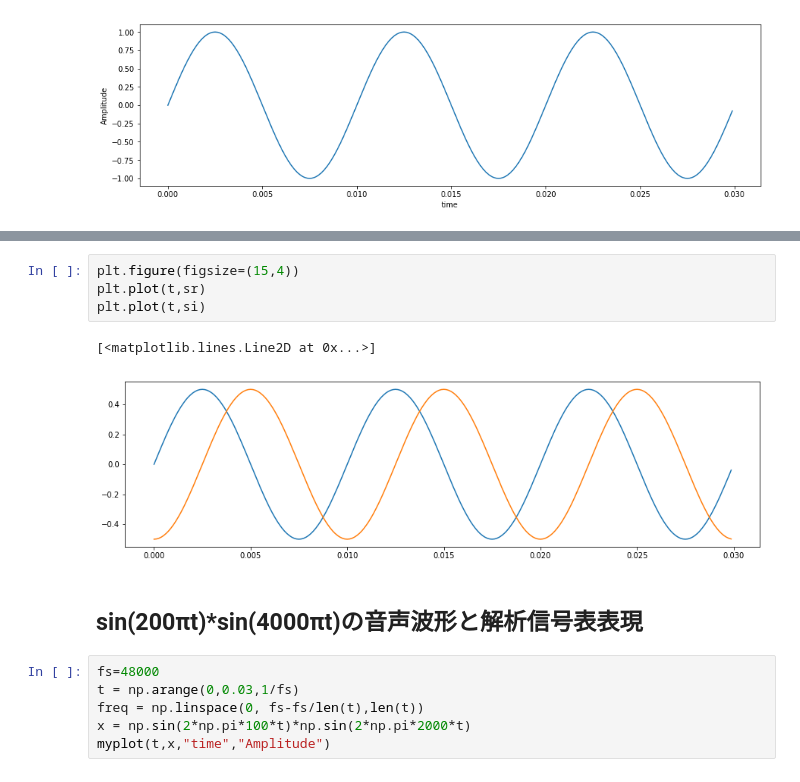
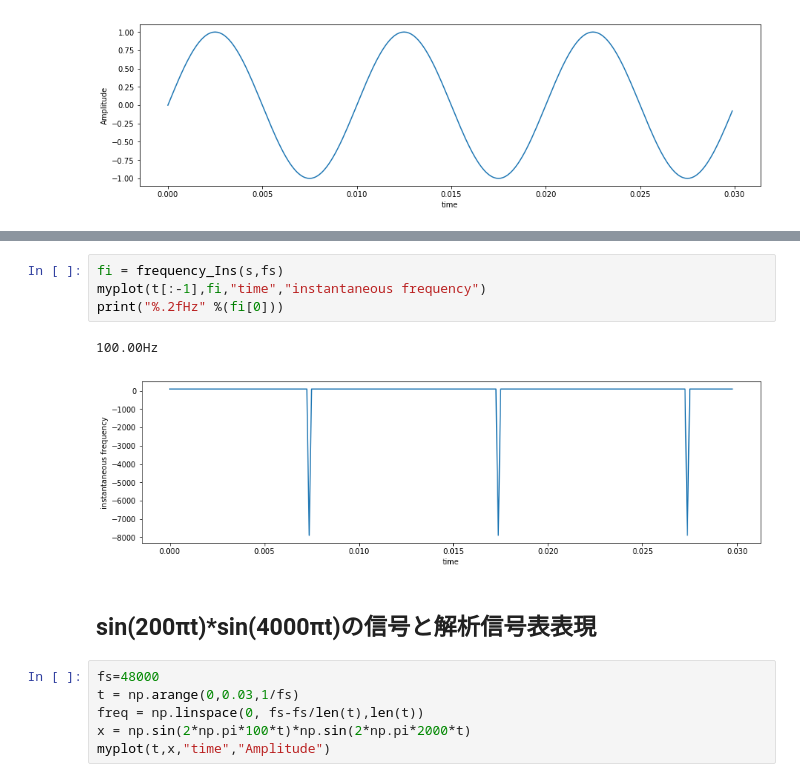
Before and after one commit to 4802525/masterclass, a Jupyter notebook: SignalProcessing/Signal_Processing_20181211.ipynb, the cells around one changed output, grey strips where cells are left out. Saved outputs shown, nothing was run; the diff lists cells and outputs as text.

```diff
--- a/SignalProcessing/Signal_Processing_20181211.ipynb
+++ b/SignalProcessing/Signal_Processing_20181211.ipynb
@@ -72,12 +82,12 @@ myplot_complex(t,s)
-# %%
-plt.figure(figsize=(15,4))
-plt.plot(t,sr)
-plt.plot(t,si)
-# %% [output]
-[<matplotlib.lines.Line2D at 0x...>]
-[figure, removed]
+# %%
+fi = frequency_Ins(s,fs)
+myplot(t[:-1],fi,"time","instantaneous frequency")
+print("%.2fHz" %(fi[0]))
+# %% [output]
+100.00Hz
+[figure, added]
 # %% [markdown]
-## sin(200πt)*sin(4000πt)の音声波形と解析信号表表現
+## sin(200πt)*sin(4000πt)の信号と解析信号表表現
 # %%
 fs=48000
 t = np.arange(0,0.03,1/fs)
```
Also changed, not shown: parts of 20 cells of this notebook.
